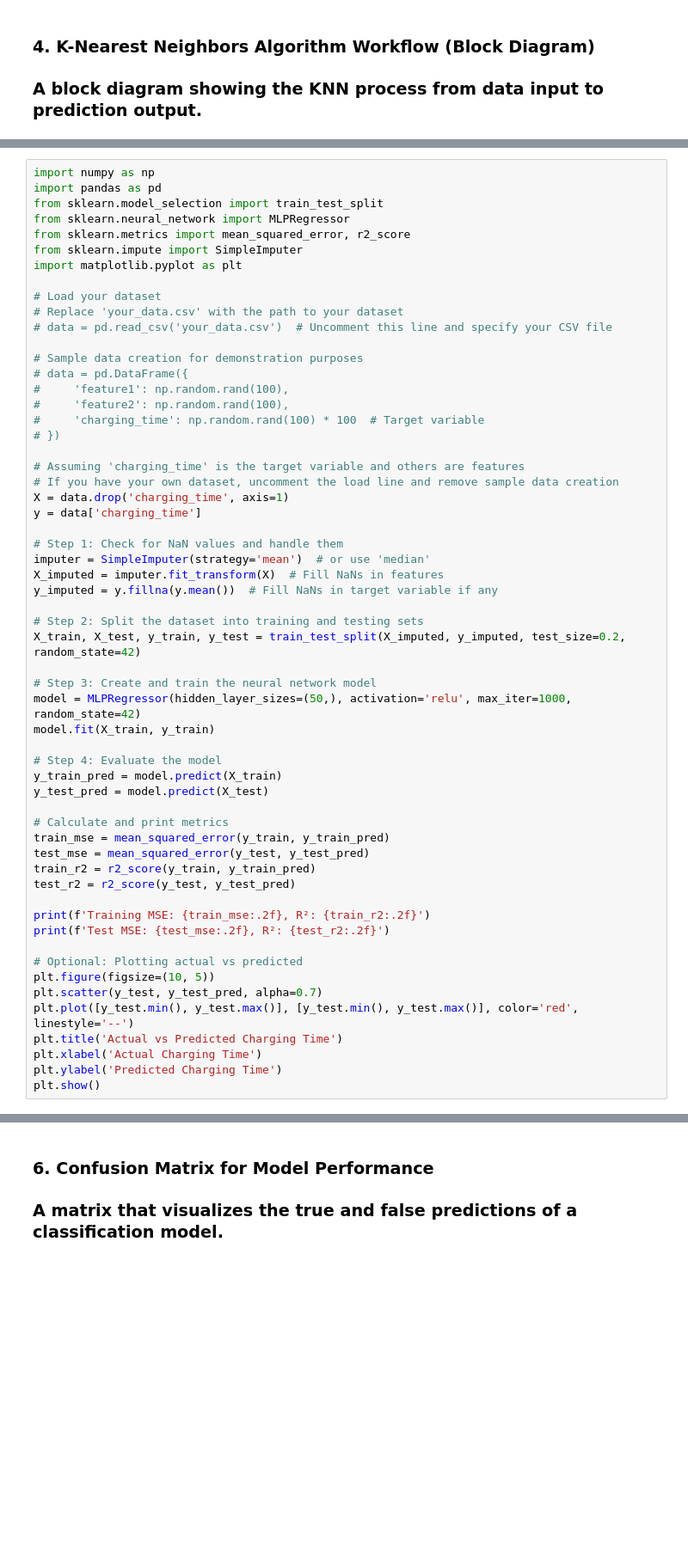
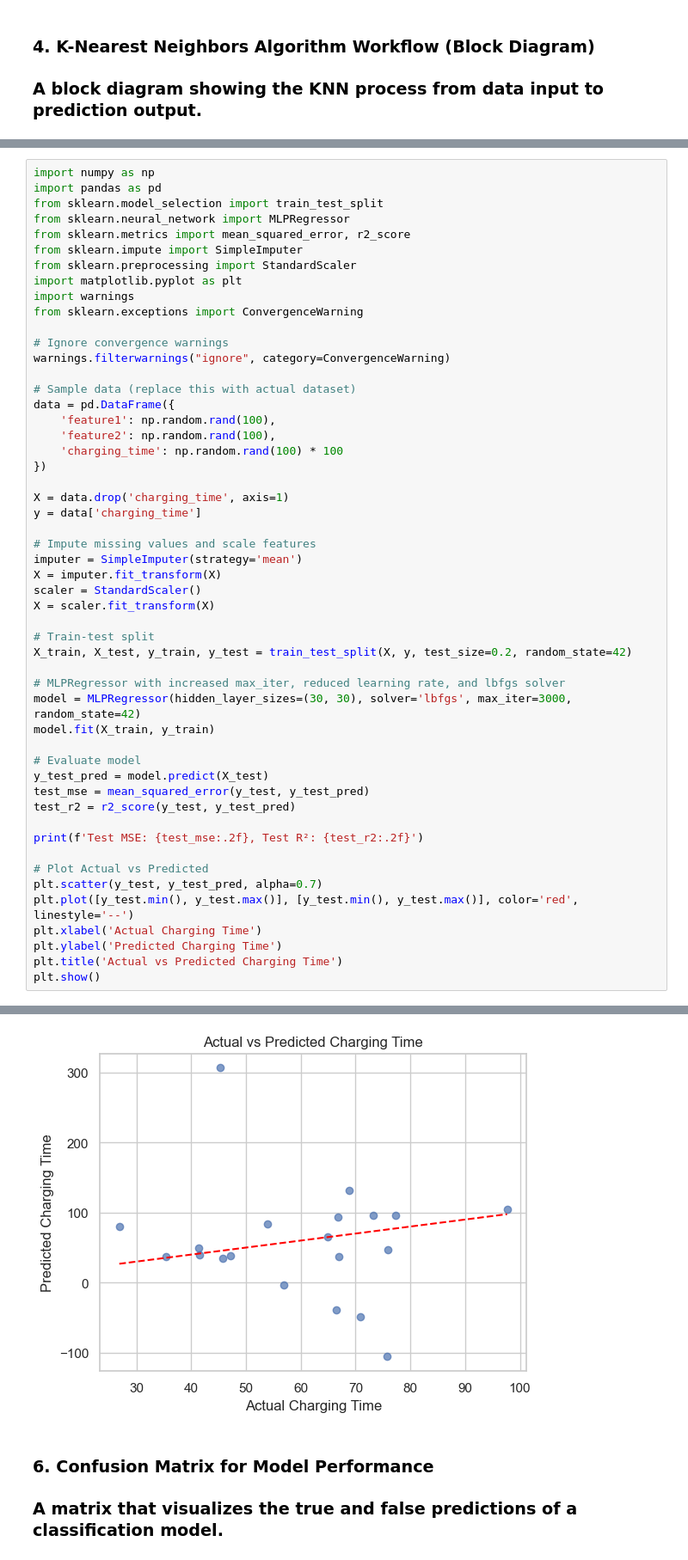
Before and after one commit to SRNTHMZMD/MajorProject-IBM-Machine-Learning-Professional-Certificate, a Jupyter notebook: MajorProject-IBM-Machine-Learning-Professional-Certificate_Vehicle Charging Patterns.ipynb, the cells around one changed output, grey strips where cells are left out. Shown at 86% size. Cells and saved outputs as stored; diff of their text form; blank space fills up the shorter version.

```diff
--- a/MajorProject-IBM-Machine-Learning-Professional-Certificate_Vehicle Charging Patterns.ipynb
+++ b/MajorProject-IBM-Machine-Learning-Professional-Certificate_Vehicle Charging Patterns.ipynb
@@ -237,55 +206,49 @@ from sklearn.model_selection import train_test_split
 from sklearn.neural_network import MLPRegressor
 from sklearn.metrics import mean_squared_error, r2_score
 from sklearn.impute import SimpleImputer
+from sklearn.preprocessing import StandardScaler
 import matplotlib.pyplot as plt
+import warnings
+from sklearn.exceptions import ConvergenceWarning
 
-# Load your dataset
-# Replace 'your_data.csv' with the path to your dataset
-# data = pd.read_csv('your_data.csv')  # Uncomment this line and specify your CSV file
+# Ignore convergence warnings
+warnings.filterwarnings("ignore", category=ConvergenceWarning)
 
-# Sample data creation for demonstration purposes
-# data = pd.DataFrame({
-#     'feature1': np.random.rand(100),
-#     'feature2': np.random.rand(100),
-#     'charging_time': np.random.rand(100) * 100  # Target variable
-# })
+# Sample data (replace this with actual dataset)
+data = pd.DataFrame({
+    'feature1': np.random.rand(100),
+    'feature2': np.random.rand(100),
+    'charging_time': np.random.rand(100) * 100
+})
 
-# Assuming 'charging_time' is the target variable and others are features
-# If you have your own dataset, uncomment the load line and remove sample data creation
 X = data.drop('charging_time', axis=1)
 y = data['charging_time']
 
-# Step 1: Check for NaN values and handle them
-imputer = SimpleImputer(strategy='mean')  # or use 'median'
-X_imputed = imputer.fit_transform(X)  # Fill NaNs in features
-y_imputed = y.fillna(y.mean())  # Fill NaNs in target variable if any
+# Impute missing values and scale features
+imputer = SimpleImputer(strategy='mean')
+X = imputer.fit_transform(X)
+scaler = StandardScaler()
+X = scaler.fit_transform(X)
 
-# Step 2: Split the dataset into training and testing sets
-X_train, X_test, y_train, y_test = train_test_split(X_imputed, y_imputed, test_size=0.2, random_state=42)
+# Train-test split
+X_train, X_test, y_train, y_test = train_test_split(X, y, test_size=0.2, random_state=42)
 
-# Step 3: Create and train the neural network model
-model = MLPRegressor(hidden_layer_sizes=(50,), activation='relu', max_iter=1000, random_state=42)
+# MLPRegressor with increased max_iter, reduced learning rate, and lbfgs solver
+model = MLPRegressor(hidden_layer_sizes=(30, 30), solver='lbfgs', max_iter=3000, random_state=42)
 model.fit(X_train, y_train)
 
-# Step 4: Evaluate the model
-y_train_pred = model.predict(X_train)
+# Evaluate model
 y_test_pred = model.predict(X_test)
-
-# Calculate and print metrics
-train_mse = mean_squared_error(y_train, y_train_pred)
 test_mse = mean_squared_error(y_test, y_test_pred)
-train_r2 = r2_score(y_train, y_train_pred)
 test_r2 = r2_score(y_test, y_test_pred)
 
-print(f'Training MSE: {train_mse:.2f}, R²: {train_r2:.2f}')
-print(f'Test MSE: {test_mse:.2f}, R²: {test_r2:.2f}')
+print(f'Test MSE: {test_mse:.2f}, Test R²: {test_r2:.2f}')
 
-# Optional: Plotting actual vs predicted
-plt.figure(figsize=(10, 5))
+# Plot Actual vs Predicted
 plt.scatter(y_test, y_test_pred, alpha=0.7)
 plt.plot([y_test.min(), y_test.max()], [y_test.min(), y_test.max()], color='red', linestyle='--')
-plt.title('Actual vs Predicted Charging Time')
 plt.xlabel('Actual Charging Time')
 plt.ylabel('Predicted Charging Time')
+plt.title('Actual vs Predicted Charging Time')
 plt.show()
 # %% [output]
@@ -293,3 +256,4 @@ KeyError: "['charging_time'] not found in axis"
+[figure, added]
 # %% [markdown]
 ### 6. Confusion Matrix for Model Performance
 
```
Also changed, not shown: parts of 6 cells of this notebook.
